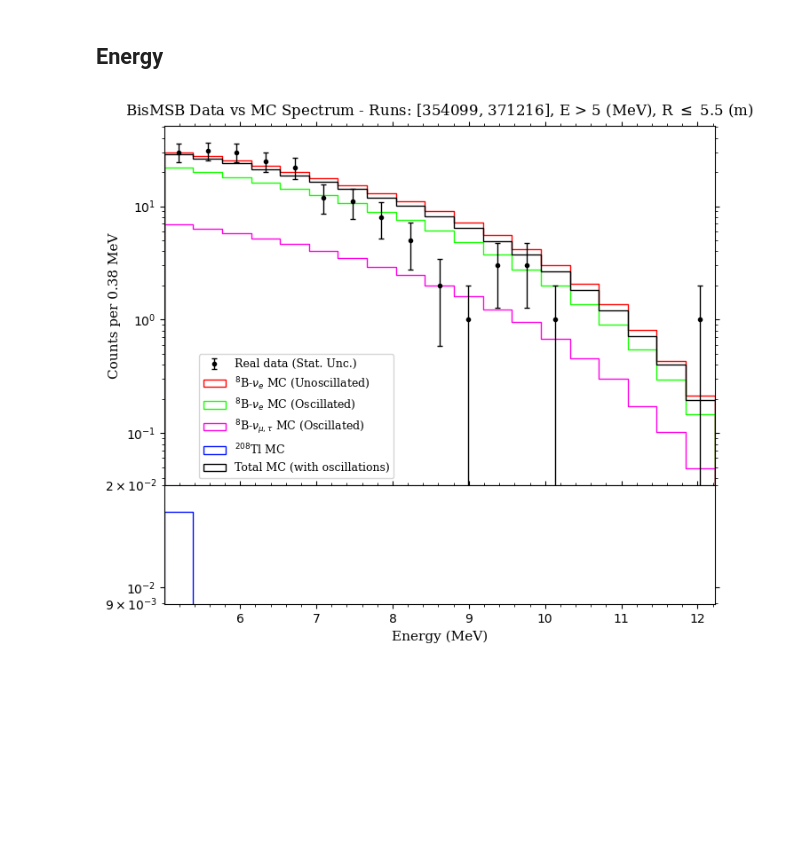
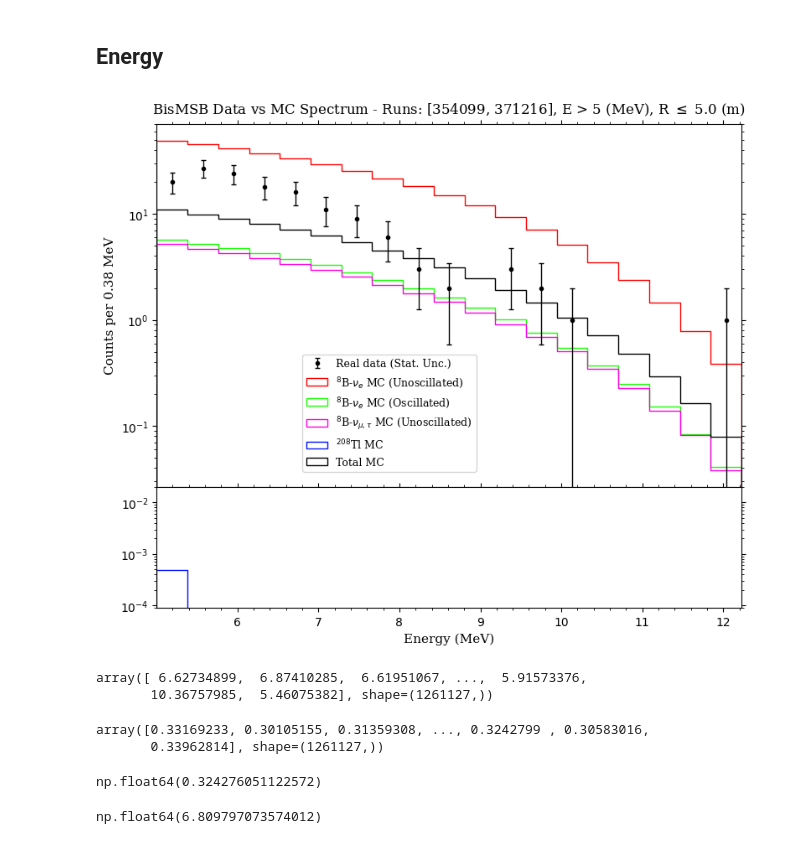
Before and after one commit to joankl/Solar-Neutrinos-Project, a Jupyter notebook: real data analysis/bisMSB/MC vs Data.ipynb, the cells around one changed output. Saved outputs shown, nothing was run; the diff lists cells and outputs as text; code cells hidden in the pictures; blank space fills up the shorter version.

```diff
--- a/real data analysis/bisMSB/MC vs Data.ipynb
+++ b/real data analysis/bisMSB/MC vs Data.ipynb
@@ -25,2 +28,4 @@ obs_list_data = ['energy', 'posr_av', 'posx', 'posy', 'posz_av']
+# %%
+posr_cut = 5000
 # %% [markdown]
 ## MC Data
@@ -95,14 +154,18 @@ n_init_evs_b8_osc_Numu_mc = obs_dict_b8_Numu_mc['n_init_evs']
 main_dir = '/home/joankl/data/solars/mc/bisMSB/tl208/np_array_resume/'
 
 # ------- Observable Dictionary -------
-obs_dict_tl208_mc = {obs:  np.array([]) for obs in obs_list_mc}
+obs_dict_tl208_mc = {obs: np.array([]) for obs in obs_list_tl208_mc}
 
 # ------- Load and save observables in dictionary -------
-for obs in obs_list_mc:
+for obs in obs_list_tl208_mc:
     obs_i = np.load(main_dir + obs + '.npy')
     obs_dict_tl208_mc[obs] = np.append(obs_dict_tl208_mc[obs], obs_i)
 
-energy_tl208_mc = obs_dict_tl208_mc['energy']
+# ---- Cut Condition ----
+cut_condition = (obs_dict_tl208_mc['posr_av'] <= posr_cut)
+
+# ---- Choose observables ----
+energy_tl208_mc = obs_dict_tl208_mc['energy'][cut_condition]
 n_init_evs_tl208_mc = obs_dict_tl208_mc['n_init_evs']
 # %%
 plt.figure(figsize = (8,5.5))
@@ -147,7 +214,11 @@ for obs in obs_list_data:
         #Save the loaded numpy array in the corresponding key observable in the observable dictioary
         obs_dict_data[obs] = np.append(obs_dict_data[obs], obs_i)
 
-energy_data = obs_dict_data['energy']
+# ---- Cut Condition ----
+cut_condition = (obs_dict_data['posr_av'] <= posr_cut)
+
+
+energy_data = obs_dict_data['energy'][cut_condition]
 #posr_av = obs_dict['posr_av']
 #posx = obs_dict['posx']
 #posy = obs_dict['posy']
@@ -252,16 +373,18 @@ energy_bins = list(np.arange(min(energy_data),
 bins_center_energy = (np.array(energy_bins)[:-1] + np.array(energy_bins)[1:])/2
 
 
-# ===============  MC Distribution and Osc. Nue ===============
+# ===============  MC Distribution ===============
+counts_B8_unosc_Nue_mc, _ = np.histogram(energy_b8_Nue_mc, bins = energy_bins, weights = np.ones(len(energy_b8_Nue_mc)) * scaling_mc_b8_unosc_Nue)
+counts_B8_osc_Nue_mc, _ = np.histogram(energy_b8_Nue_mc, bins = energy_bins, weights = Pee_b8_Nue_mc * scaling_mc_b8_osc_Nue)
 
-counts_B8_unosc_Nue_mc, _ = np.histogram(energy_b8_unosc_Nue_mc, bins = energy_bins, weights = np.ones(len(energy_b8_unosc_Nue_mc)) * scaling_mc_b8_unosc_Nue)
-counts_B8_osc_Nue_mc, _ = np.histogram(energy_b8_osc_Nue_mc, bins = energy_bins, weights = np.ones(len(energy_b8_osc_Nue_mc)) * scaling_mc_b8_osc_Nue)
-counts_B8_Numu_mc, _ = np.histogram(energy_b8_osc_Numu_mc, bins = energy_bins, weights = np.ones(len(energy_b8_osc_Numu_mc)) * scaling_mc_b8_Numu)
+counts_B8_unosc_Numu_mc, _ = np.histogram(energy_b8_Numu_mc, bins = energy_bins, weights = np.ones(len(energy_b8_Numu_mc)) * scaling_mc_b8_osc_Numu)
+counts_B8_osc_Numu_mc, _ = np.histogram(energy_b8_Numu_mc, bins = energy_bins, weights = (1 - Pee_b8_Numu_mc) * scaling_mc_b8_osc_Numu)
+
 counts_tl208_mc, _ = np.histogram(energy_tl208_mc, bins = energy_bins, weights = np.ones(len(energy_tl208_mc)) * scaling_mc_tl208)
 
-# ----------- Total MC (oscillated Numu + oscillated Nue + 208Tl contributions) -----------
-
-total_mc_counts = counts_B8_Numu_mc + counts_B8_osc_Nue_mc + counts_tl208_mc
+# ----------- Total MC -----------
+total_mc_counts = counts_B8_osc_Nue_mc + counts_B8_unosc_Numu_mc + counts_tl208_mc
+#total_mc_counts = counts_B8_osc_Nue_mc + counts_B8_osc_Numu_mc + counts_tl208_mc
 
 # =============== Real Data Distribution Points ===============
 
@@ -277,9 +400,8 @@ energy_counts = energy_counts[energy_counts>0]
 # =============== Plots Building ===============
 
 # Define axes: Construct subplots to conveniently represent the low contribution of the 208Tl spectrum
-fig, (ax_top, ax_bot) = plt.subplots(2, 1, sharex=True,figsize=(8,7),
+fig, (ax_top, ax_bot) = plt.subplots(2, 1, sharex=True,figsize=(9,7.5),
                                      gridspec_kw={'height_ratios': [3, 1], 'hspace': 0.0})
-
 
 # --------- Plot functions ---------
 # Real data
@@ -289,15 +411,17 @@ ax_top.errorbar(bins_center_energy_real_data, energy_counts,
             elinewidth=1, capsize=2)
 
 # MC components
-sn.histplot(x=energy_b8_unosc_Nue_mc, bins=energy_bins, weights=np.ones(len(energy_b8_unosc_Nue_mc))*scaling_mc_b8_unosc_Nue,
+sn.histplot(x=energy_b8_Nue_mc, bins=energy_bins, weights=np.ones(len(energy_b8_Nue_mc))*scaling_mc_b8_unosc_Nue,
             element='step', alpha=0, ax=ax_top, label=r'$^8$B-$\nu_e$ MC (Unoscillated)', color = '#ff0000')
 
-sn.histplot(x=energy_b8_osc_Nue_mc, bins=energy_bins, weights=np.ones(len(energy_b8_osc_Nue_mc))*scaling_mc_b8_osc_Nue,
+sn.histplot(x=energy_b8_Nue_mc, bins=energy_bins, weights=Pee_b8_Nue_mc*scaling_mc_b8_osc_Nue,
             element='step', alpha=0, ax=ax_top, label=r'$^8$B-$\nu_e$ MC (Oscillated)', color = '#15ff00')
 
-sn.histplot(x=energy_b8_osc_Numu_mc, bins=energy_bins, weights=np.ones(len(energy_b8_osc_Numu_mc))*scaling_mc_b8_Numu,
-            element='step', alpha=0, ax=ax_top, label=r'$^8$B-$\nu_{\mu,\tau}$ MC (Oscillated)', color = '#ff00e6')
+sn.histplot(x=energy_b8_Numu_mc, bins=energy_bins, weights=np.ones(len(energy_b8_Numu_mc))*scaling_mc_b8_osc_Numu,
+            element='step', alpha=0, ax=ax_top, label=r'$^8$B-$\nu_{\mu,\tau}$ MC (Unoscillated)', color = '#ff00e6')
 
+#sn.histplot(x=energy_b8_Numu_mc, bins=energy_bins, weights=(1 - Pee_b8_Numu_mc)*scaling_mc_b8_osc_Numu,
+#            element='step', alpha=0, ax=ax_top, label=r'$^8$B-$\nu_{\mu,\tau}$ MC (Oscillated)', color = '##0091ff')
 
 sn.histplot(x=energy_tl208_mc, bins=energy_bins, weights=np.ones(len(energy_tl208_mc))*scaling_mc_tl208,
             element='step', alpha=0, ax=ax_bot, label=r'$^{208}$Tl MC', color = '#0011ff')
@@ -306,7 +430,7 @@ sn.histplot(x=energy_tl208_mc, bins=energy_bins, weights=np.ones(len(energy_tl20
 #            histtype='step', linewidth=1.0, label=r'Osc. $^8$B-$\nu_e$ MC', color = '#16fc05')
 
 ax_top.hist(bins_center_energy, bins = energy_bins, weights = total_mc_counts, histtype='step',
-            color='black', linewidth=1.0, label='Total MC (with oscillations)')
+            color='black', linewidth=1.0, label='Total MC')
 
 # --------- Axes Settings ---------
 
@@ -324,34 +448,53 @@ ax_bot.set_ylim(0, 2e-2)
 
 # --------- Titles ---------
 
 ax_bot.set_xlabel('Energy (MeV)', fontdict = font_style_axis)
 ax_top.set_ylabel(f'Counts per {binwidth} MeV', fontdict = font_style_axis)
 ax_bot.set_ylabel('')
 
 # ---- Build a single legend combining both axes ----
 #Order to appear the Legends
 order = ['Real data (Stat. Unc.)',
          r'$^8$B-$\nu_e$ MC (Unoscillated)',
          r'$^8$B-$\nu_e$ MC (Oscillated)',
-         r'$^8$B-$\nu_{\mu,\tau}$ MC (Oscillated)',
+         r'$^8$B-$\nu_{\mu,\tau}$ MC (Unoscillated)',
+         #r'$^8$B-$\nu_{\mu,\tau}$ MC (Oscillated)',
          r'$^{208}$Tl MC',
-         'Total MC (with oscillations)'
+         'Total MC'
          ]
 
 handles_top, labels_top = ax_top.get_legend_handles_labels()
 handles_bot, labels_bot = ax_bot.get_legend_handles_labels()
 
 handles = handles_top + handles_bot
 labels  = labels_top  + labels_bot
 
 label_to_handle = dict(zip(labels, handles))
 ordered_handles = [label_to_handle[l] for l in order]
 
 ax_top.legend(ordered_handles, order, bbox_to_anchor=(0.24, 0.38), prop = font_prop)
 # ------------------ end of common legends-------------------
 
-ax_top.set_title(r'BisMSB Data vs MC Spectrum - Runs: [354099, 371216], E > 5 (MeV), R $\leq$ 5.5 (m)', fontdict = font_style_title, y = 1.01)
+ax_top.set_title(fr'BisMSB Data vs MC Spectrum - Runs: [354099, 371216], E > 5 (MeV), R $\leq$ {posr_cut*10**(-3)} (m)', fontdict = font_style_title, y = 1.01)
 
 plt.show()
 # %% [output]
-[figure, old version]
+[figure, new version]
+# %%
+energy_b8_Nue_mc
+# %% [output]
+array([ 6.62734899,  6.87410285,  6.61951067, ...,  5.91573376,
+       10.36757985,  5.46075382], shape=(1261127,))
+# %%
+Pee_b8_Nue_mc
+# %% [output]
+array([0.33169233, 0.30105155, 0.31359308, ..., 0.3242799 , 0.30583016,
+       0.33962814], shape=(1261127,))
+# %%
+np.mean(Pee_b8_Nue_mc)
+# %% [output]
+np.float64(0.324276051122572)
+# %%
+21*np.mean(Pee_b8_Nue_mc)
+# %% [output]
+np.float64(6.809797073574012)
```
Also changed, not shown: parts of 19 cells of this notebook, 2 other files.
